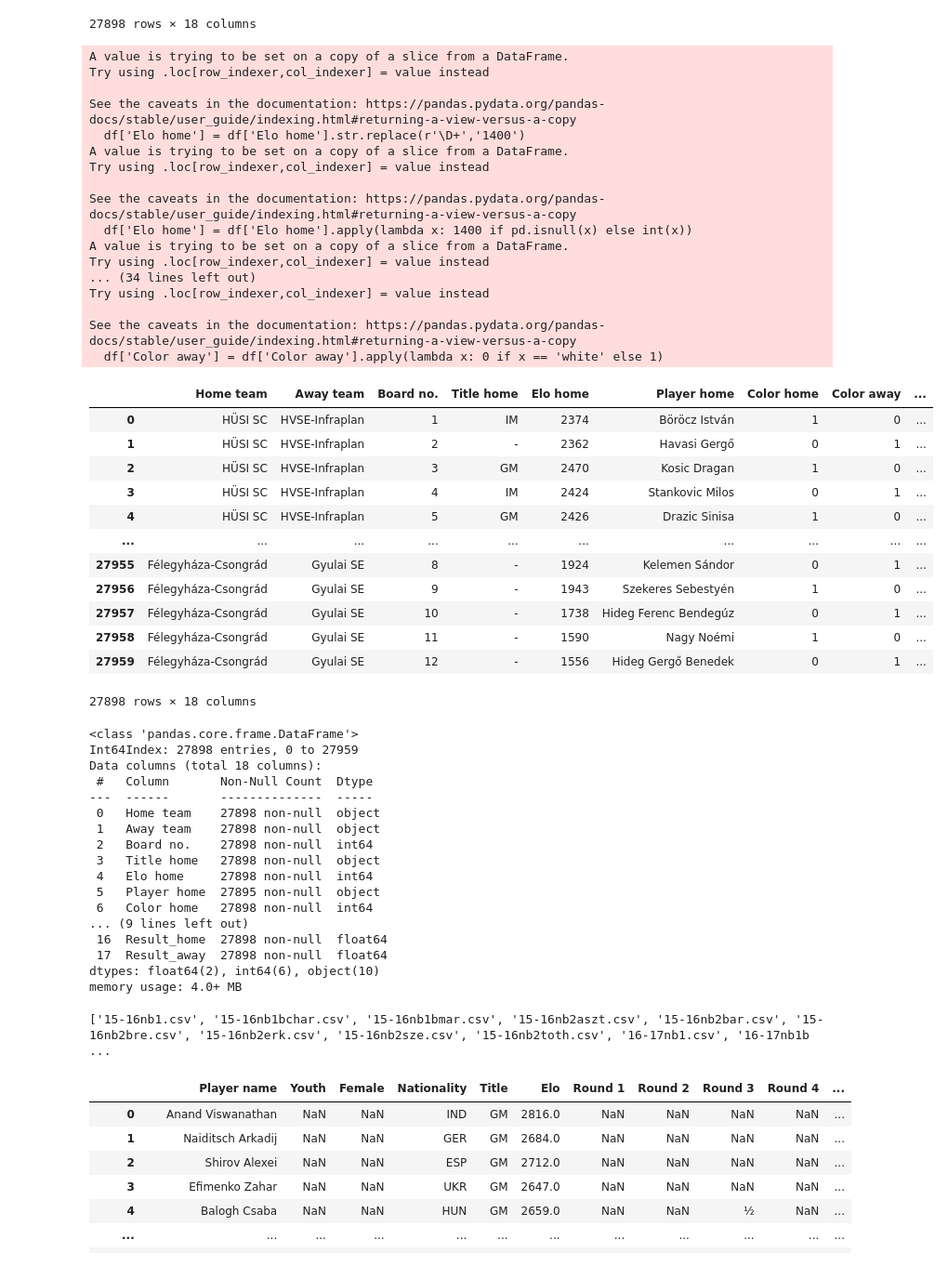
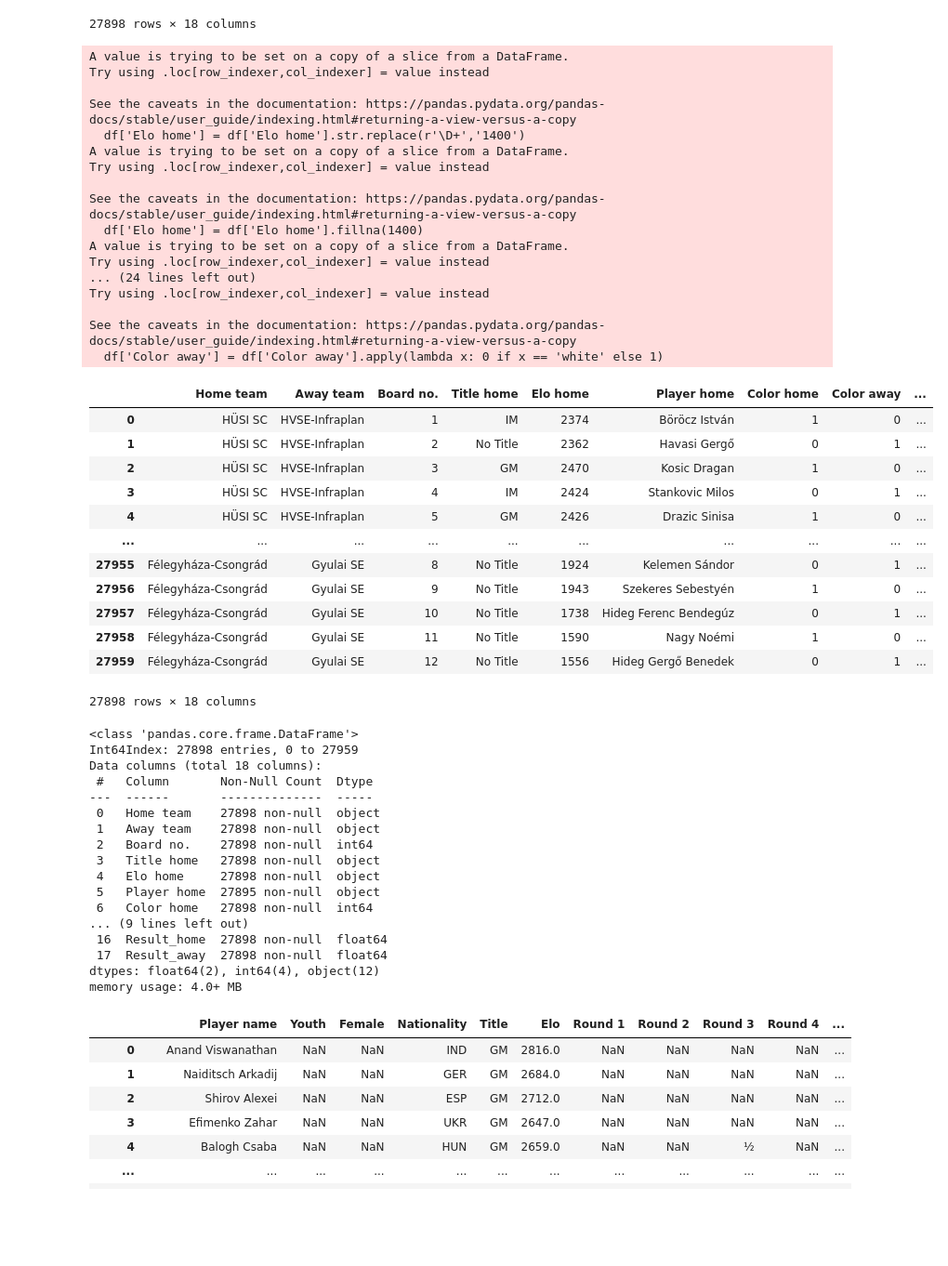
Before and after one commit to szukiadam/ChessChampionshipAnalysis, a Jupyter notebook: ChessChampionship.ipynb, the cells around one changed output. Shown at 93% size. Cells and saved outputs as stored; diff of their text form; code cells hidden in the pictures; blank space fills up the shorter version.

```diff
--- a/ChessChampionship.ipynb
+++ b/ChessChampionship.ipynb
@@ -97,59 +97,61 @@ See the caveats in the documentation: https://pandas.pydata.org/pandas-docs/stab
 27898 rows × 18 columns
 # %%
 def correct_columns(df1):
-  df1 = df.copy()
+  #df1 = df.copy()
   df['Elo home'] = df['Elo home'].str.replace(r'\D+','1400')
-  df['Elo home'] = df['Elo home'].apply(lambda x: 1400 if pd.isnull(x) else int(x))
-  df['Elo home'] = df['Elo home'].apply(np.int64 )
+  df['Elo home'] = df['Elo home'].fillna(1400)
+  #df['Elo home'] = df['Elo home'].apply(lambda x: 1400 if pd.isnull(x) else int(x))
+  #df['Elo home'] = df['Elo home'].apply(np.int64 )
 
   df['Elo away'] = df['Elo away'].str.replace(r'\D+','1400')
-  df['Elo away'] = df['Elo away'].apply(lambda x: 1400 if pd.isnull(x) else int(x))
-  df['Elo away'] = df['Elo away'].apply(np.int64 )
+  df['Elo away'] = df['Elo away'].fillna(1400)
+  #df['Elo away'] = df['Elo away'].apply(lambda x: 1400 if pd.isnull(x) else int(x))
+  #df['Elo away'] = df['Elo away'].apply(np.int64 )
 
-  df['Title home'] = df['Title home'].apply(lambda x: '-' if pd.isnull(x) else x)
-  df['Title away'] = df['Title away'].apply(lambda x: '-' if pd.isnull(x) else x )
+  df['Title home'] = df['Title home'].apply(lambda x: 'No Title' if pd.isnull(x) else x)
+  df['Title away'] = df['Title away'].apply(lambda x: 'No Title' if pd.isnull(x) else x )
 
   df['Color home'] = df['Color home'].apply(lambda x: 0 if x == 'white' else 1)
   df['Color away'] = df['Color away'].apply(lambda x: 0 if x == 'white' else 1)
 
 
   return df
 
 
 
 
 df = correct_columns(df)
 df
 # %% [output]
 A value is trying to be set on a copy of a slice from a DataFrame.
 Try using .loc[row_indexer,col_indexer] = value instead
 
 See the caveats in the documentation: https://pandas.pydata.org/pandas-docs/stable/user_guide/indexing.html#returning-a-view-versus-a-copy
   df['Elo home'] = df['Elo home'].str.replace(r'\D+','1400')
 A value is trying to be set on a copy of a slice from a DataFrame.
 Try using .loc[row_indexer,col_indexer] = value instead
 
 See the caveats in the documentation: https://pandas.pydata.org/pandas-docs/stable/user_guide/indexing.html#returning-a-view-versus-a-copy
-  df['Elo home'] = df['Elo home'].apply(lambda x: 1400 if pd.isnull(x) else int(x))
+  df['Elo home'] = df['Elo home'].fillna(1400)
 A value is trying to be set on a copy of a slice from a DataFrame.
 Try using .loc[row_indexer,col_indexer] = value instead
-... (34 lines left out)
+... (24 lines left out)
 Try using .loc[row_indexer,col_indexer] = value instead
 
 See the caveats in the documentation: https://pandas.pydata.org/pandas-docs/stable/user_guide/indexing.html#returning-a-view-versus-a-copy
   df['Color away'] = df['Color away'].apply(lambda x: 0 if x == 'white' else 1)
 |  | Home team | Away team | Board no. | Title home | Elo home | Player home | Color home | Color away | ... |
 | 0 | HÜSI SC | HVSE-Infraplan | 1 | IM | 2374 | Böröcz István | 1 | 0 | ... |
-| 1 | HÜSI SC | HVSE-Infraplan | 2 | - | 2362 | Havasi Gergő | 0 | 1 | ... |
+| 1 | HÜSI SC | HVSE-Infraplan | 2 | No Title | 2362 | Havasi Gergő | 0 | 1 | ... |
 | 2 | HÜSI SC | HVSE-Infraplan | 3 | GM | 2470 | Kosic Dragan | 1 | 0 | ... |
 | 3 | HÜSI SC | HVSE-Infraplan | 4 | IM | 2424 | Stankovic Milos | 0 | 1 | ... |
 | 4 | HÜSI SC | HVSE-Infraplan | 5 | GM | 2426 | Drazic Sinisa | 1 | 0 | ... |
 | ... | ... | ... | ... | ... | ... | ... | ... | ... | ... |
-| 27955 | Félegyháza-Csongrád | Gyulai SE | 8 | - | 1924 | Kelemen Sándor | 0 | 1 | ... |
-| 27956 | Félegyháza-Csongrád | Gyulai SE | 9 | - | 1943 | Szekeres Sebestyén | 1 | 0 | ... |
-| 27957 | Félegyháza-Csongrád | Gyulai SE | 10 | - | 1738 | Hideg Ferenc Bendegúz | 0 | 1 | ... |
-| 27958 | Félegyháza-Csongrád | Gyulai SE | 11 | - | 1590 | Nagy Noémi | 1 | 0 | ... |
-| 27959 | Félegyháza-Csongrád | Gyulai SE | 12 | - | 1556 | Hideg Gergő Benedek | 0 | 1 | ... |
+| 27955 | Félegyháza-Csongrád | Gyulai SE | 8 | No Title | 1924 | Kelemen Sándor | 0 | 1 | ... |
+| 27956 | Félegyháza-Csongrád | Gyulai SE | 9 | No Title | 1943 | Szekeres Sebestyén | 1 | 0 | ... |
+| 27957 | Félegyháza-Csongrád | Gyulai SE | 10 | No Title | 1738 | Hideg Ferenc Bendegúz | 0 | 1 | ... |
+| 27958 | Félegyháza-Csongrád | Gyulai SE | 11 | No Title | 1590 | Nagy Noémi | 1 | 0 | ... |
+| 27959 | Félegyháza-Csongrád | Gyulai SE | 12 | No Title | 1556 | Hideg Gergő Benedek | 0 | 1 | ... |
 27898 rows × 18 columns
 # %%
 df.info()
@@ -163,13 +165,13 @@ Data columns (total 18 columns):
  1   Away team    27898 non-null  object
  2   Board no.    27898 non-null  int64
  3   Title home   27898 non-null  object
- 4   Elo home     27898 non-null  int64
+ 4   Elo home     27898 non-null  object
  5   Player home  27895 non-null  object
  6   Color home   27898 non-null  int64
 ... (9 lines left out)
  16  Result_home  27898 non-null  float64
  17  Result_away  27898 non-null  float64
-dtypes: float64(2), int64(6), object(10)
+dtypes: float64(2), int64(4), object(12)
 memory usage: 4.0+ MB
 # %%
 import csv
@@ -185,7 +187,6 @@ def load_rankingLists():
         if keyword in filename and filename.startswith("1") and filename.endswith(".csv"):
             ranklists.append(filename)
 
-    print(ranklists)
 
 
 
@@ -398,8 +399,6 @@ def load_rankingLists():
 all_ranklist=load_rankingLists()
 all_ranklist
 old_ranklist = all_ranklist
-# %% [output]
-['15-16nb1.csv', '15-16nb1bchar.csv', '15-16nb1bmar.csv', '15-16nb2aszt.csv', '15-16nb2bar.csv', '15-16nb2bre.csv', '15-16nb2erk.csv', '15-16nb2sze.csv', '15-16nb2toth.csv', '16-17nb1.csv', '16-17nb1b ...
 # %%
 all_ranklist[all_ranklist['Player name'] == 'Szukics Ádám']['Born year']
 # i have to drop born_year because of invalid data
```
Also changed, not shown: parts of 25 cells of this notebook.
